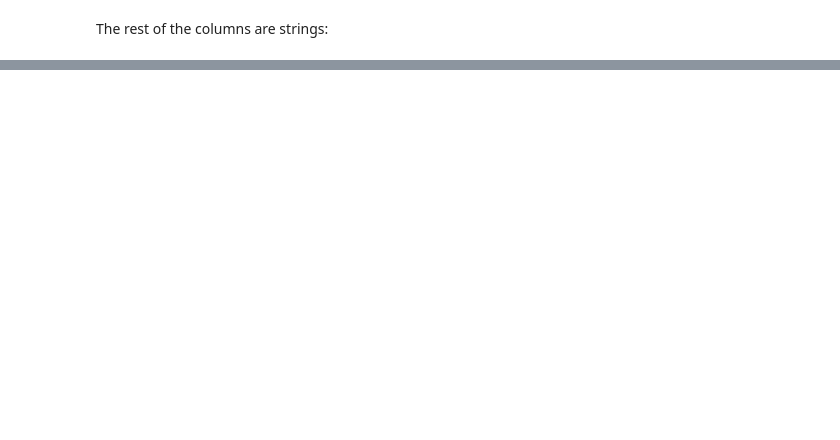
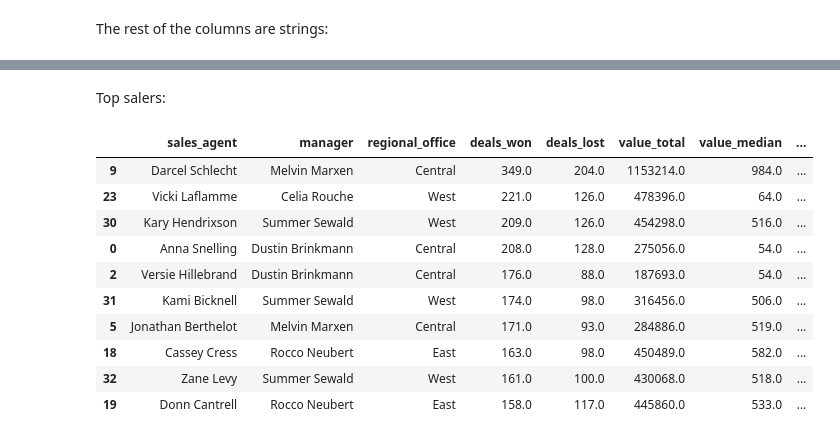
Before and after one commit to MatthieuScarset/aisrm, a Jupyter notebook: notebooks/eda.ipynb, the cells around one changed output, grey strips where cells are left out. Saved outputs shown, nothing was run; the diff lists cells and outputs as text; code cells hidden in the pictures; blank space fills up the shorter version.

```diff
--- a/notebooks/eda.ipynb
+++ b/notebooks/eda.ipynb
@@ -101,0 +189,16 @@ df_sales_clean
+# %% [markdown]
+Top salers:
+# %%
+agents.sort_values(by='deals_won', ascending=False).head(10)
+# %% [output]
+|  | sales_agent | manager | regional_office | deals_won | deals_lost | value_total | value_median | ... |
+| 9 | Darcel Schlecht | Melvin Marxen | Central | 349.0 | 204.0 | 1153214.0 | 984.0 | ... |
+| 23 | Vicki Laflamme | Celia Rouche | West | 221.0 | 126.0 | 478396.0 | 64.0 | ... |
+| 30 | Kary Hendrixson | Summer Sewald | West | 209.0 | 126.0 | 454298.0 | 516.0 | ... |
+| 0 | Anna Snelling | Dustin Brinkmann | Central | 208.0 | 128.0 | 275056.0 | 54.0 | ... |
+| 2 | Versie Hillebrand | Dustin Brinkmann | Central | 176.0 | 88.0 | 187693.0 | 54.0 | ... |
+| 31 | Kami Bicknell | Summer Sewald | West | 174.0 | 98.0 | 316456.0 | 506.0 | ... |
+| 5 | Jonathan Berthelot | Melvin Marxen | Central | 171.0 | 93.0 | 284886.0 | 519.0 | ... |
+| 18 | Cassey Cress | Rocco Neubert | East | 163.0 | 98.0 | 450489.0 | 582.0 | ... |
+| 32 | Zane Levy | Summer Sewald | West | 161.0 | 100.0 | 430068.0 | 518.0 | ... |
+| 19 | Donn Cantrell | Rocco Neubert | East | 158.0 | 117.0 | 445860.0 | 533.0 | ... |
```
Also changed, not shown: parts of 23 cells of this notebook.
